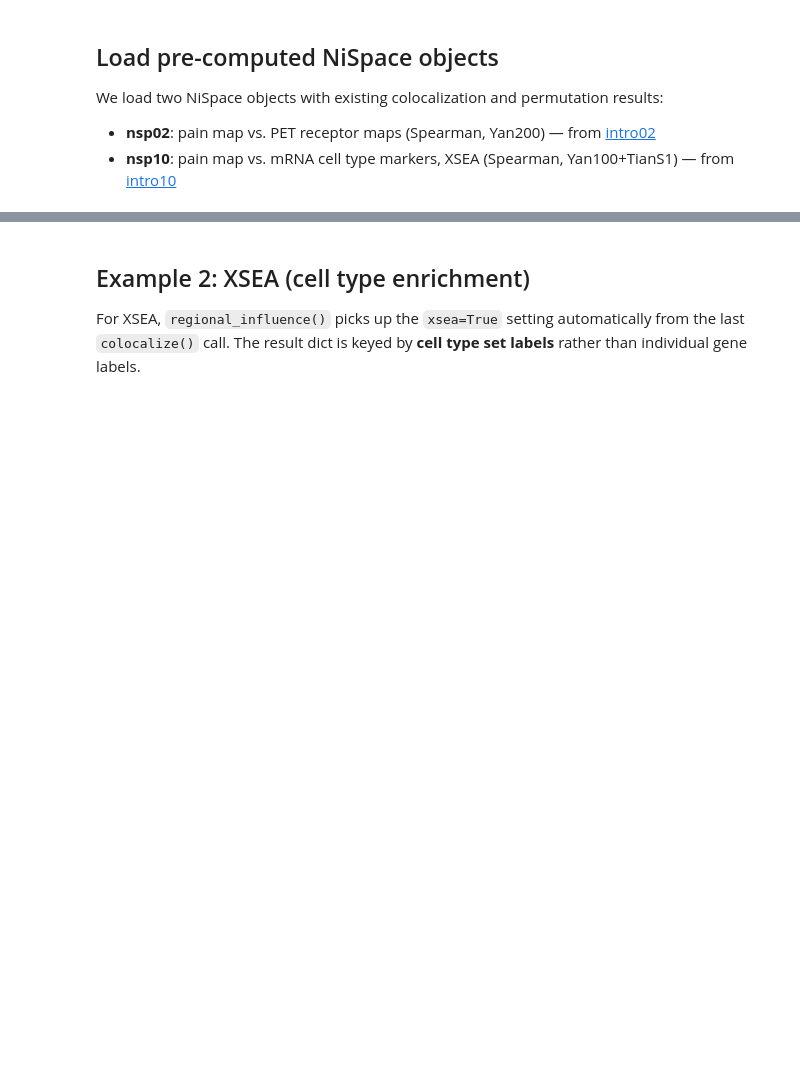
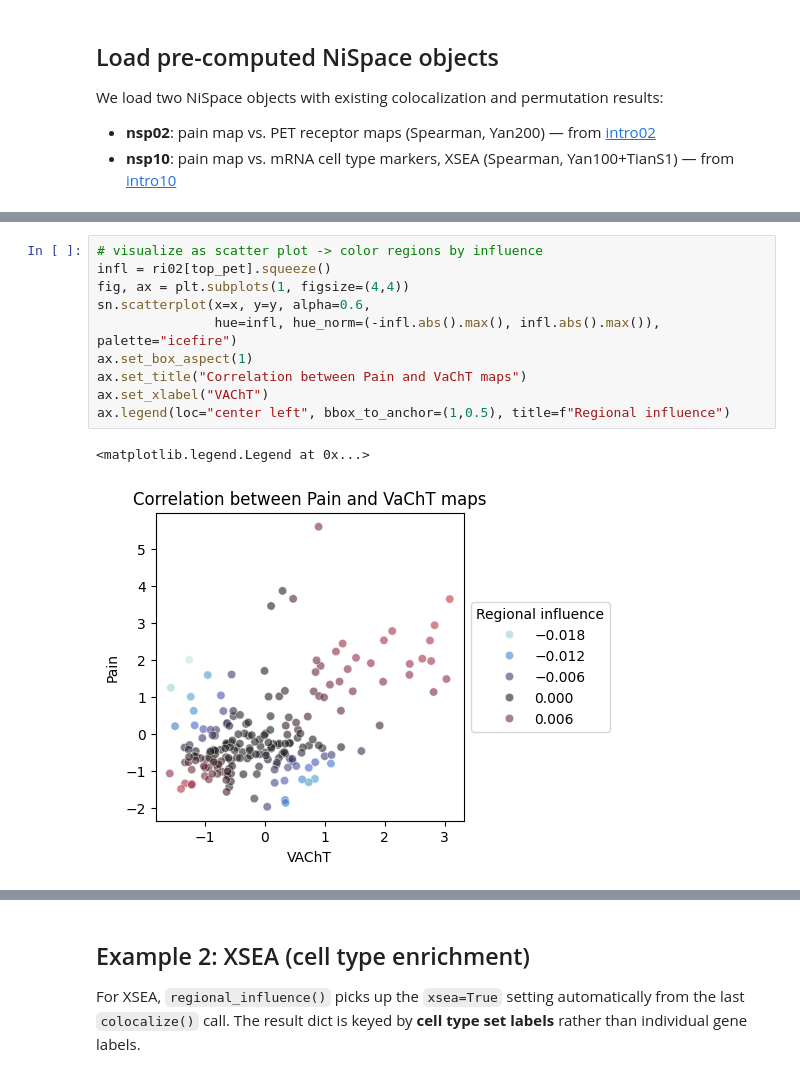
Before and after one commit to LeonDLotter/NiSpace, a Jupyter notebook: docs/nb_introduction/intro15_regional_influence.ipynb, the cells around one changed output, grey strips where cells are left out. Saved outputs shown, nothing was run; the diff lists cells and outputs as text; blank space fills up the shorter version.

```diff
--- a/docs/nb_introduction/intro15_regional_influence.ipynb
+++ b/docs/nb_introduction/intro15_regional_influence.ipynb
@@ -128,0 +143,13 @@ hemi-L_div-SalVenAttnB_lab-PrCv   -0.013505
+# %%
+# visualize as scatter plot -> color regions by influence
+infl = ri02[top_pet].squeeze()
+fig, ax = plt.subplots(1, figsize=(4,4))
+sn.scatterplot(x=x, y=y, alpha=0.6,
+               hue=infl, hue_norm=(-infl.abs().max(), infl.abs().max()), palette="icefire")
+ax.set_box_aspect(1)
+ax.set_title("Correlation between Pain and VaChT maps")
+ax.set_xlabel("VAChT")
+ax.legend(loc="center left", bbox_to_anchor=(1,0.5), title=f"Regional influence")
+# %% [output]
+<matplotlib.legend.Legend at 0x...>
+[figure, added]
```
Also changed, not shown: parts of 18 cells of this notebook, 16 other files.
